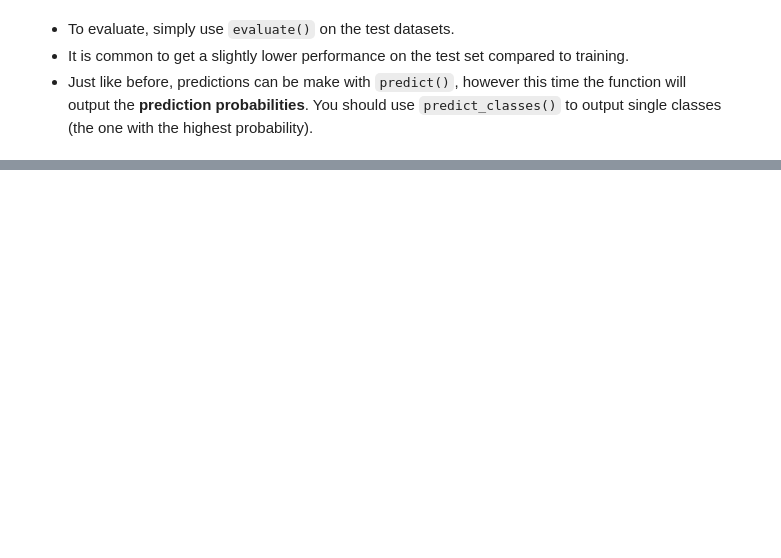
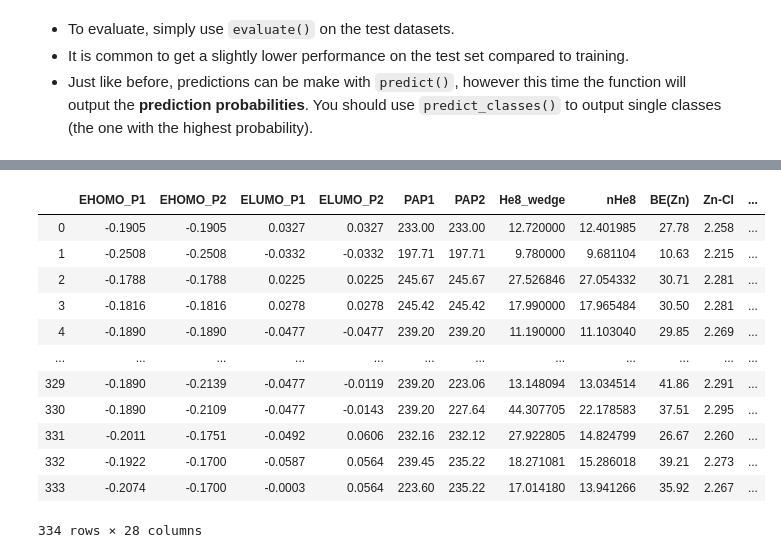
Before and after one commit to FlorianSong/Intro_data_analytics, a Jupyter notebook: Workshop4.ipynb, the cells around one changed output, grey strips where cells are left out. Cells and saved outputs as stored; diff of their text form; code cells hidden in the pictures; blank space fills up the shorter version.

```diff
--- a/Workshop4.ipynb
+++ b/Workshop4.ipynb
@@ -404,0 +440,16 @@ Class predictions: [5 2 8 0 8 7 1 5 5]
+# %%
+lkbpp
+# %% [output]
+|  | EHOMO_P1 | EHOMO_P2 | ELUMO_P1 | ELUMO_P2 | PAP1 | PAP2 | He8_wedge | nHe8 | BE(Zn) | Zn-Cl | ... |
+| 0 | -0.1905 | -0.1905 | 0.0327 | 0.0327 | 233.00 | 233.00 | 12.720000 | 12.401985 | 27.78 | 2.258 | ... |
+| 1 | -0.2508 | -0.2508 | -0.0332 | -0.0332 | 197.71 | 197.71 | 9.780000 | 9.681104 | 10.63 | 2.215 | ... |
+| 2 | -0.1788 | -0.1788 | 0.0225 | 0.0225 | 245.67 | 245.67 | 27.526846 | 27.054332 | 30.71 | 2.281 | ... |
+| 3 | -0.1816 | -0.1816 | 0.0278 | 0.0278 | 245.42 | 245.42 | 17.990000 | 17.965484 | 30.50 | 2.281 | ... |
+| 4 | -0.1890 | -0.1890 | -0.0477 | -0.0477 | 239.20 | 239.20 | 11.190000 | 11.103040 | 29.85 | 2.269 | ... |
+| ... | ... | ... | ... | ... | ... | ... | ... | ... | ... | ... | ... |
+| 329 | -0.1890 | -0.2139 | -0.0477 | -0.0119 | 239.20 | 223.06 | 13.148094 | 13.034514 | 41.86 | 2.291 | ... |
+| 330 | -0.1890 | -0.2109 | -0.0477 | -0.0143 | 239.20 | 227.64 | 44.307705 | 22.178583 | 37.51 | 2.295 | ... |
+| 331 | -0.2011 | -0.1751 | -0.0492 | 0.0606 | 232.16 | 232.12 | 27.922805 | 14.824799 | 26.67 | 2.260 | ... |
+| 332 | -0.1922 | -0.1700 | -0.0587 | 0.0564 | 239.45 | 235.22 | 18.271081 | 15.286018 | 39.21 | 2.273 | ... |
+| 333 | -0.2074 | -0.1700 | -0.0003 | 0.0564 | 223.60 | 235.22 | 17.014180 | 13.941266 | 35.92 | 2.267 | ... |
+334 rows × 28 columns
```
Also changed, not shown: parts of 10 cells of this notebook, 37 other files.
